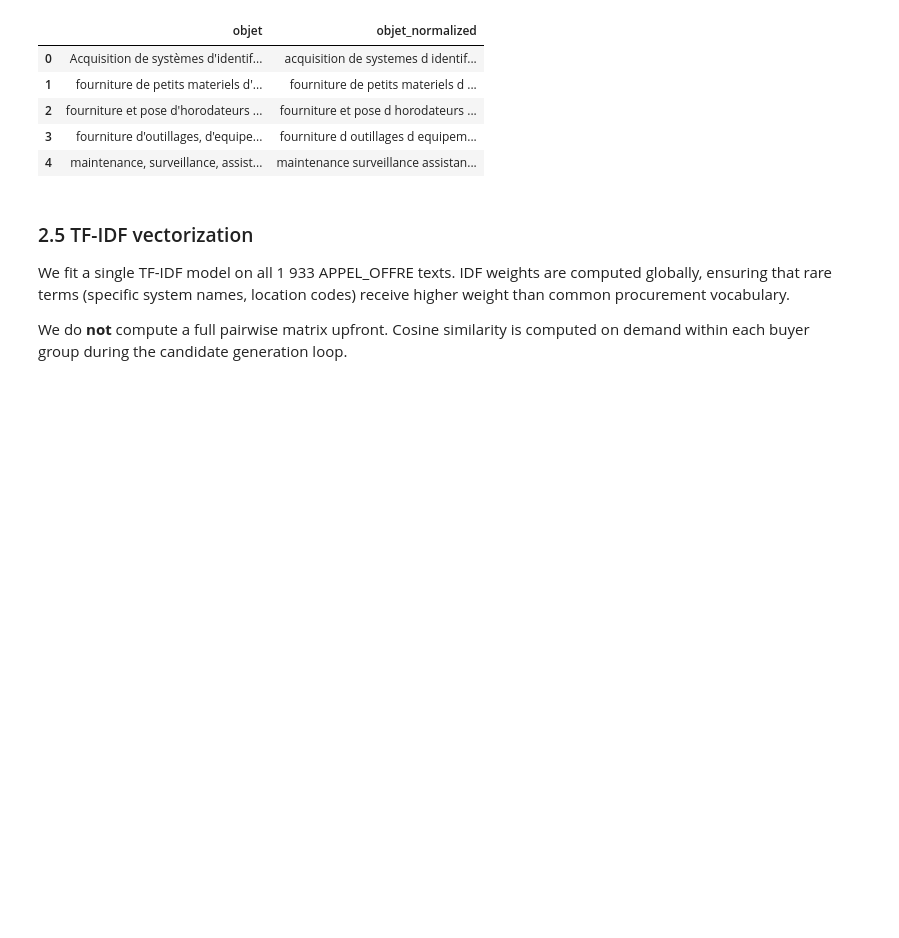
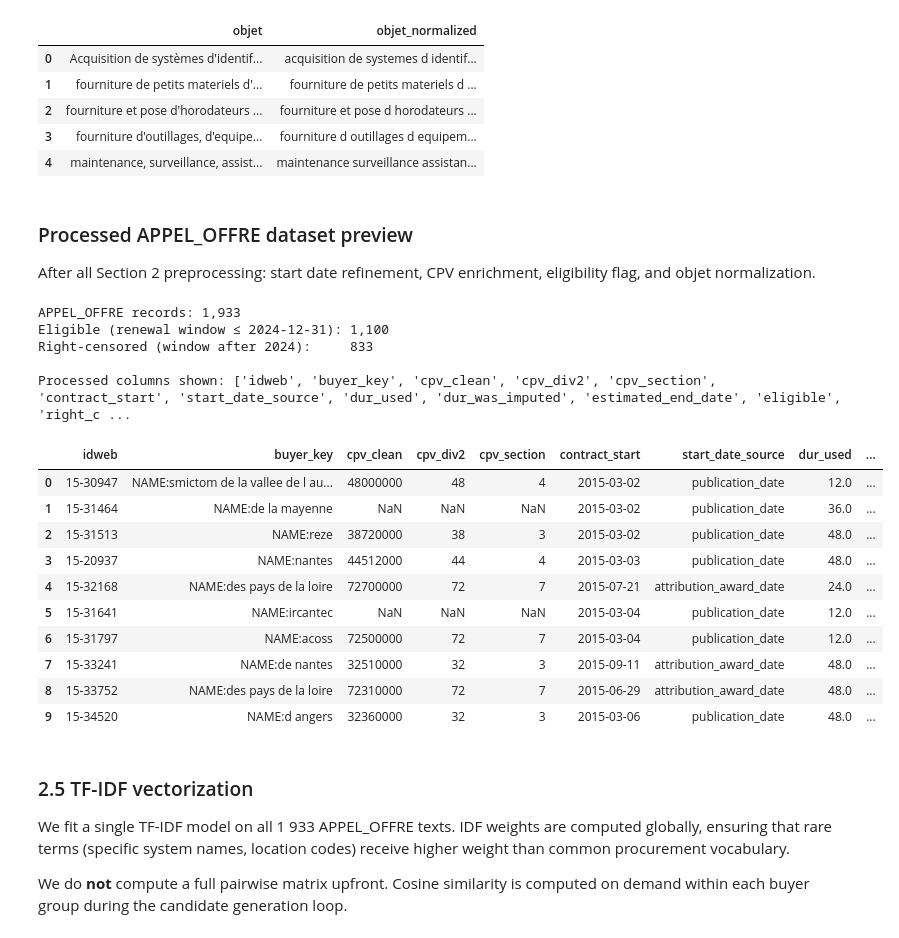
Before and after one commit to ROUSenghak/stage, a Jupyter notebook: boamp_renewal_linking_quality/boamp_renewal_linking_eda_preprocessing.ipynb, the cells around one changed output. Saved outputs shown, nothing was run; the diff lists cells and outputs as text; code cells hidden in the pictures; blank space fills up the shorter version.

```diff
--- a/boamp_renewal_linking_quality/boamp_renewal_linking_eda_preprocessing.ipynb
+++ b/boamp_renewal_linking_quality/boamp_renewal_linking_eda_preprocessing.ipynb
@@ -600,6 +646,41 @@ Normalization examples:
 | 2 | fourniture et pose d'horodateurs ... | fourniture et pose d horodateurs ... |
 | 3 | fourniture d'outillages, d'equipe... | fourniture d outillages d equipem... |
 | 4 | maintenance, surveillance, assist... | maintenance surveillance assistan... |
+# %% [markdown]
+### Processed APPEL_OFFRE dataset preview
+After all Section 2 preprocessing: start date refinement, CPV enrichment, eligibility flag, and objet normalization.
+# %%
+# Processed APPEL_OFFRE dataset — key computed columns
+DISPLAY_COLS = [
+    "idweb", "buyer_key", "cpv_clean", "cpv_div2", "cpv_section",
+    "contract_start", "start_date_source",
+    "declared_duration_months", "dur_used", "dur_was_imputed",
+    "estimated_end_date", "eligible", "right_censored",
+    "objet_normalized",
+]
+available = [c for c in DISPLAY_COLS if c in ao.columns]
+print(f"APPEL_OFFRE records: {len(ao):,}")
+print(f"Eligible (renewal window ≤ 2024-12-31): {ao['eligible'].sum():,}")
+print(f"Right-censored (window after 2024):     {ao['right_censored'].sum():,}")
+print(f"\nProcessed columns shown: {available}\n")
+ao[available].head(10)
+# %% [output]
+APPEL_OFFRE records: 1,933
+Eligible (renewal window ≤ 2024-12-31): 1,100
+Right-censored (window after 2024):     833
+
+Processed columns shown: ['idweb', 'buyer_key', 'cpv_clean', 'cpv_div2', 'cpv_section', 'contract_start', 'start_date_source', 'dur_used', 'dur_was_imputed', 'estimated_end_date', 'eligible', 'right_c ...
+|  | idweb | buyer_key | cpv_clean | cpv_div2 | cpv_section | contract_start | start_date_source | dur_used | ... |
+| 0 | 15-30947 | NAME:smictom de la vallee de l au... | 48000000 | 48 | 4 | 2015-03-02 | publication_date | 12.0 | ... |
+| 1 | 15-31464 | NAME:de la mayenne | NaN | NaN | NaN | 2015-03-02 | publication_date | 36.0 | ... |
+| 2 | 15-31513 | NAME:reze | 38720000 | 38 | 3 | 2015-03-02 | publication_date | 48.0 | ... |
+| 3 | 15-20937 | NAME:nantes | 44512000 | 44 | 4 | 2015-03-03 | publication_date | 48.0 | ... |
+| 4 | 15-32168 | NAME:des pays de la loire | 72700000 | 72 | 7 | 2015-07-21 | attribution_award_date | 24.0 | ... |
+| 5 | 15-31641 | NAME:ircantec | NaN | NaN | NaN | 2015-03-04 | publication_date | 12.0 | ... |
+| 6 | 15-31797 | NAME:acoss | 72500000 | 72 | 7 | 2015-03-04 | publication_date | 12.0 | ... |
+| 7 | 15-33241 | NAME:de nantes | 32510000 | 32 | 3 | 2015-09-11 | attribution_award_date | 48.0 | ... |
+| 8 | 15-33752 | NAME:des pays de la loire | 72310000 | 72 | 7 | 2015-06-29 | attribution_award_date | 48.0 | ... |
+| 9 | 15-34520 | NAME:d angers | 32360000 | 32 | 3 | 2015-03-06 | publication_date | 48.0 | ... |
 # %% [markdown]
 ### 2.5 TF-IDF vectorization
 
```
Also changed, not shown: parts of 31 cells of this notebook, 8 other files.
